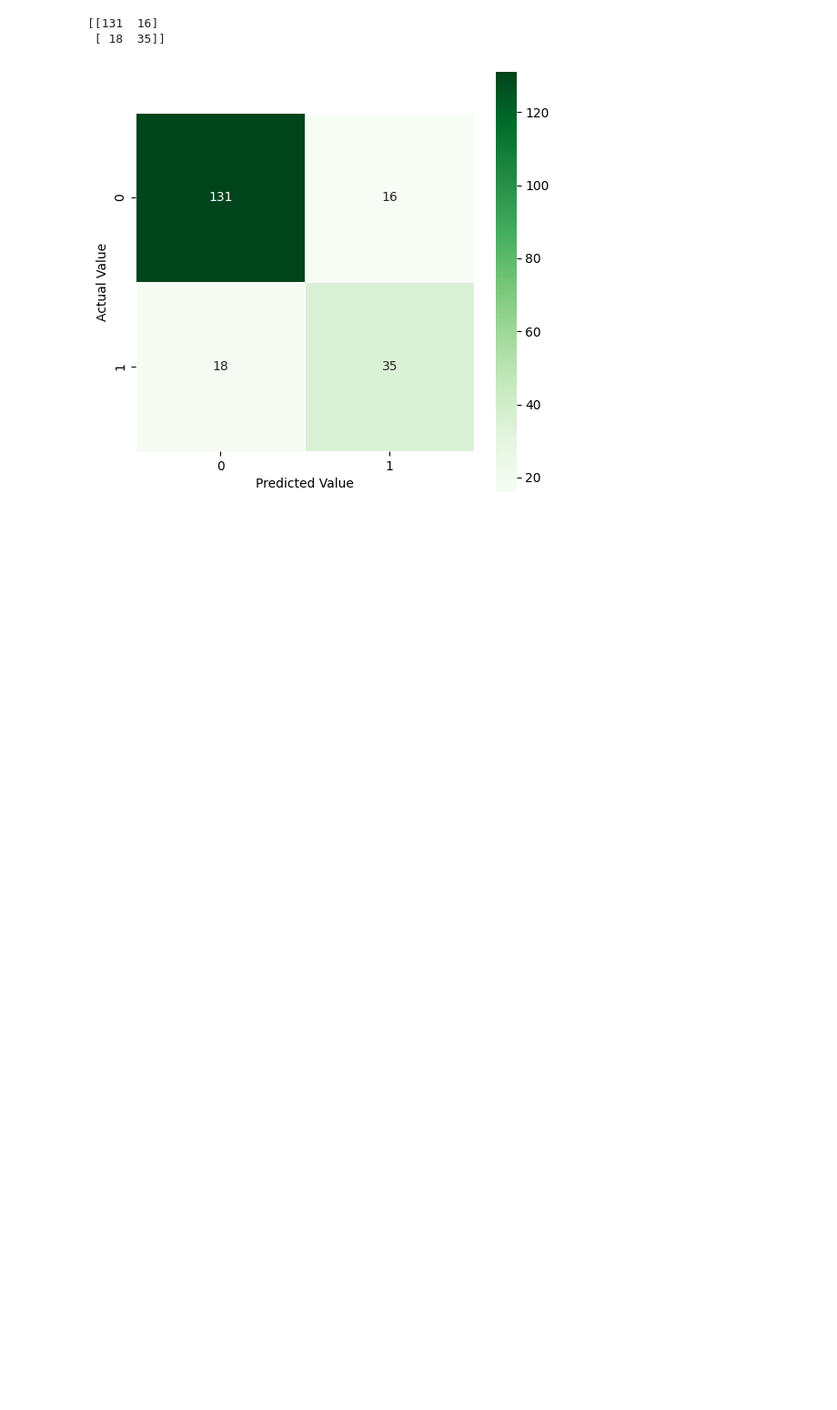
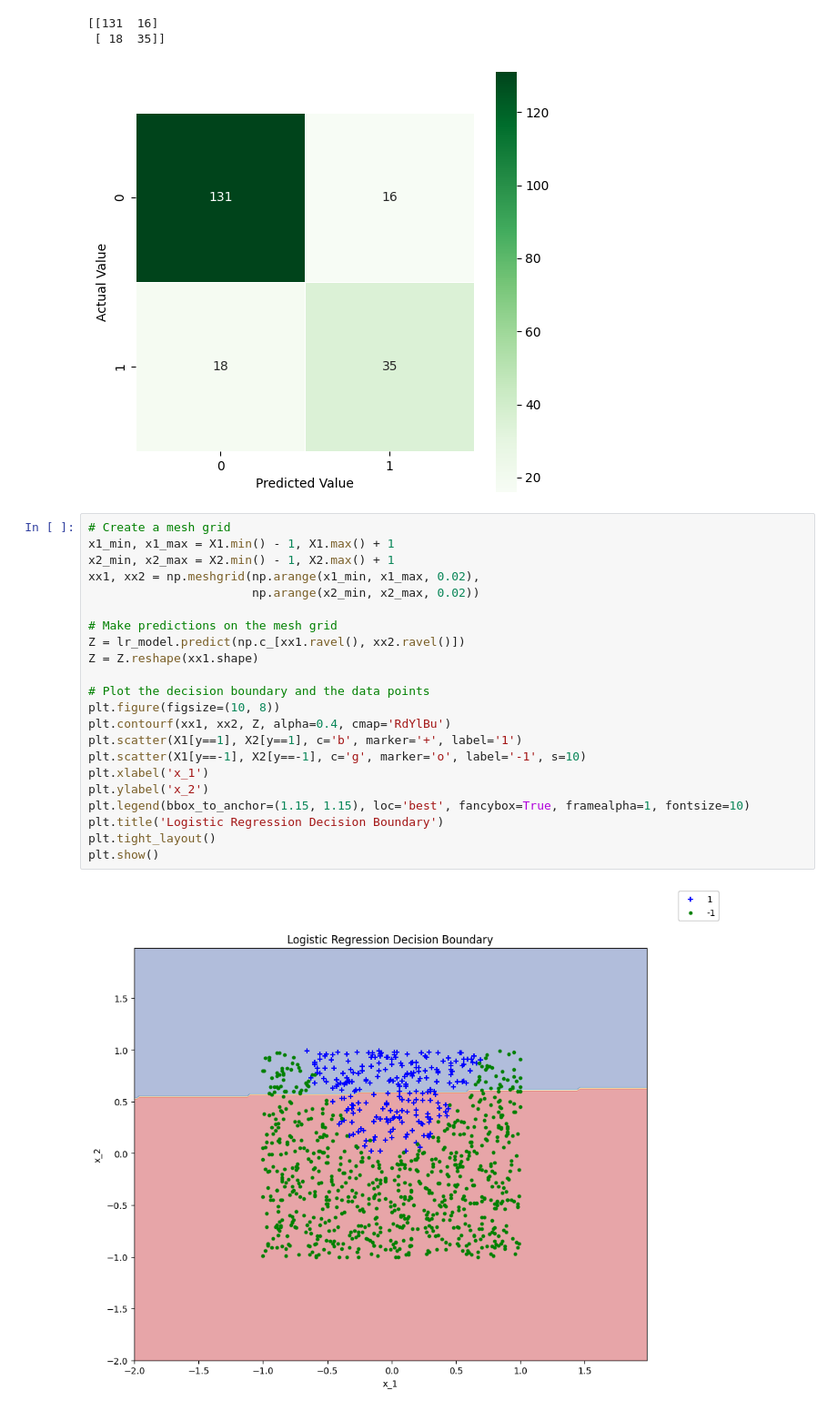
Before and after one commit to jariel17/classification_model_example, a Jupyter notebook: S2_Tarea.ipynb, the cells around one changed output. Shown: that part at 91% size. Drawn from its saved outputs; the diff is of its cells as text; blank space fills up the shorter version.

```diff
--- a/S2_Tarea.ipynb
+++ b/S2_Tarea.ipynb
@@ -153,3 +157,27 @@ all_sample_title = 'Accuracy: {0}'.format(score)
 [[131  16]
  [ 18  35]]
 [figure]
+# %%
+# Create a mesh grid
+x1_min, x1_max = X1.min() - 1, X1.max() + 1
+x2_min, x2_max = X2.min() - 1, X2.max() + 1
+xx1, xx2 = np.meshgrid(np.arange(x1_min, x1_max, 0.02),
+                       np.arange(x2_min, x2_max, 0.02))
+
+# Make predictions on the mesh grid
+Z = lr_model.predict(np.c_[xx1.ravel(), xx2.ravel()])
+Z = Z.reshape(xx1.shape)
+
+# Plot the decision boundary and the data points
+plt.figure(figsize=(10, 8))
+plt.contourf(xx1, xx2, Z, alpha=0.4, cmap='RdYlBu')
+plt.scatter(X1[y==1], X2[y==1], c='b', marker='+', label='1')
+plt.scatter(X1[y==-1], X2[y==-1], c='g', marker='o', label='-1', s=10)
+plt.xlabel('x_1')
+plt.ylabel('x_2')
+plt.legend(bbox_to_anchor=(1.15, 1.15), loc='best', fancybox=True, framealpha=1, fontsize=10)
+plt.title('Logistic Regression Decision Boundary')
+plt.tight_layout()
+plt.show()
+# %% [output]
+[figure, added]
```
Also changed, not shown: parts of 5 cells of this notebook.
